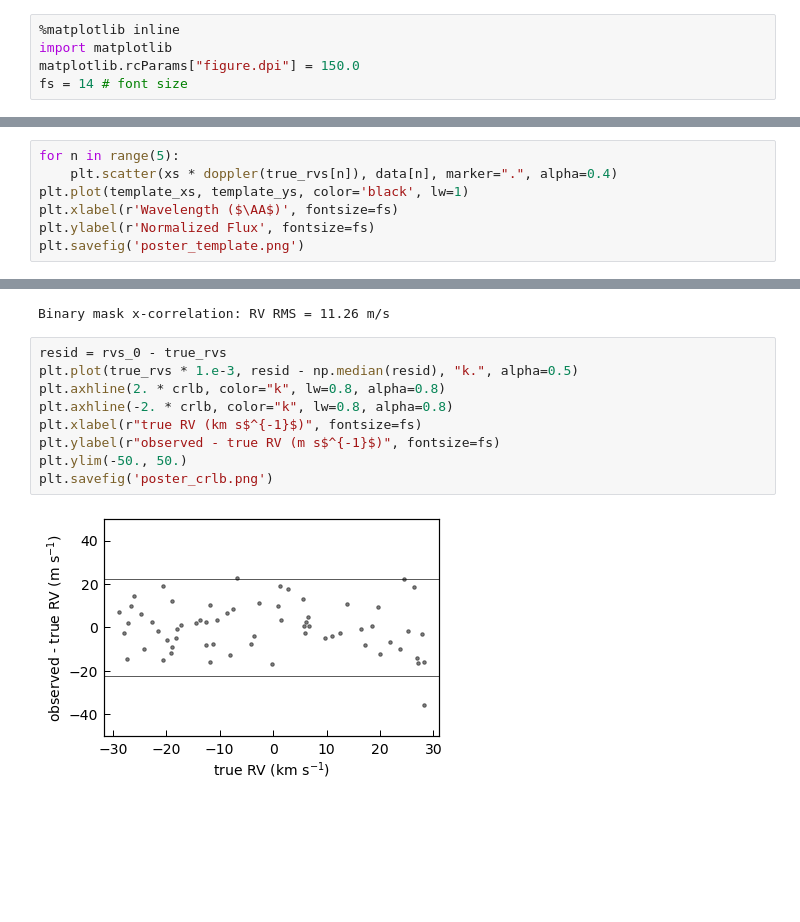
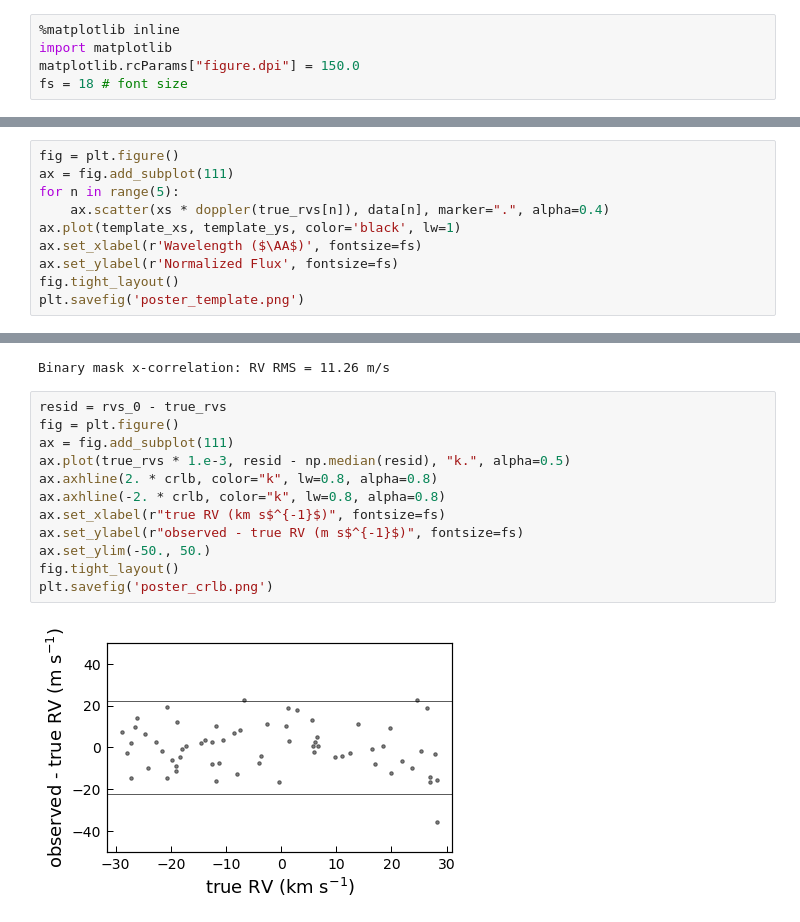
Before and after one commit to davidwhogg/EPRV, a Jupyter notebook: notebook/poster.ipynb, the cells around one changed output, grey strips where cells are left out. Cells and saved outputs as stored; diff of their text form; blank space fills up the shorter version.

```diff
--- a/notebook/poster.ipynb
+++ b/notebook/poster.ipynb
@@ -4,7 +4,7 @@
 %matplotlib inline
 import matplotlib
 matplotlib.rcParams["figure.dpi"] = 150.0
-fs = 14 # font size
+fs = 18 # font size
 # %%
 import numpy as np
 import matplotlib.pyplot as plt
@@ -32,10 +32,13 @@ CRLB: 11.07 m/s
 # %%
 template_xs, template_ys = make_template(data, true_rvs, xs, dx, plot=False)
 # %%
+fig = plt.figure()
+ax = fig.add_subplot(111)
 for n in range(5):
-    plt.scatter(xs * doppler(true_rvs[n]), data[n], marker=".", alpha=0.4)
-plt.plot(template_xs, template_ys, color='black', lw=1)
-plt.xlabel(r'Wavelength ($\AA$)', fontsize=fs)
-plt.ylabel(r'Normalized Flux', fontsize=fs)
+    ax.scatter(xs * doppler(true_rvs[n]), data[n], marker=".", alpha=0.4)
+ax.plot(template_xs, template_ys, color='black', lw=1)
+ax.set_xlabel(r'Wavelength ($\AA$)', fontsize=fs)
+ax.set_ylabel(r'Normalized Flux', fontsize=fs)
+fig.tight_layout()
 plt.savefig('poster_template.png')
 # %% [output]
@@ -57,12 +60,15 @@ print("Binary mask x-correlation: RV RMS = {0:.2f} m/s".format(rms))
 Binary mask x-correlation: RV RMS = 11.26 m/s
 # %%
 resid = rvs_0 - true_rvs
-plt.plot(true_rvs * 1.e-3, resid - np.median(resid), "k.", alpha=0.5)
-plt.axhline(2. * crlb, color="k", lw=0.8, alpha=0.8)
-plt.axhline(-2. * crlb, color="k", lw=0.8, alpha=0.8)
-plt.xlabel(r"true RV (km s$^{-1}$)", fontsize=fs)
-plt.ylabel(r"observed - true RV (m s$^{-1}$)", fontsize=fs)
-plt.ylim(-50., 50.)
+fig = plt.figure()
+ax = fig.add_subplot(111)
+ax.plot(true_rvs * 1.e-3, resid - np.median(resid), "k.", alpha=0.5)
+ax.axhline(2. * crlb, color="k", lw=0.8, alpha=0.8)
+ax.axhline(-2. * crlb, color="k", lw=0.8, alpha=0.8)
+ax.set_xlabel(r"true RV (km s$^{-1}$)", fontsize=fs)
+ax.set_ylabel(r"observed - true RV (m s$^{-1}$)", fontsize=fs)
+ax.set_ylim(-50., 50.)
+fig.tight_layout()
 plt.savefig('poster_crlb.png')
 # %% [output]
-[figure, old version]
+[figure, new version]
```
Also changed, not shown: parts of 1 cell of this notebook, 2 other files.
